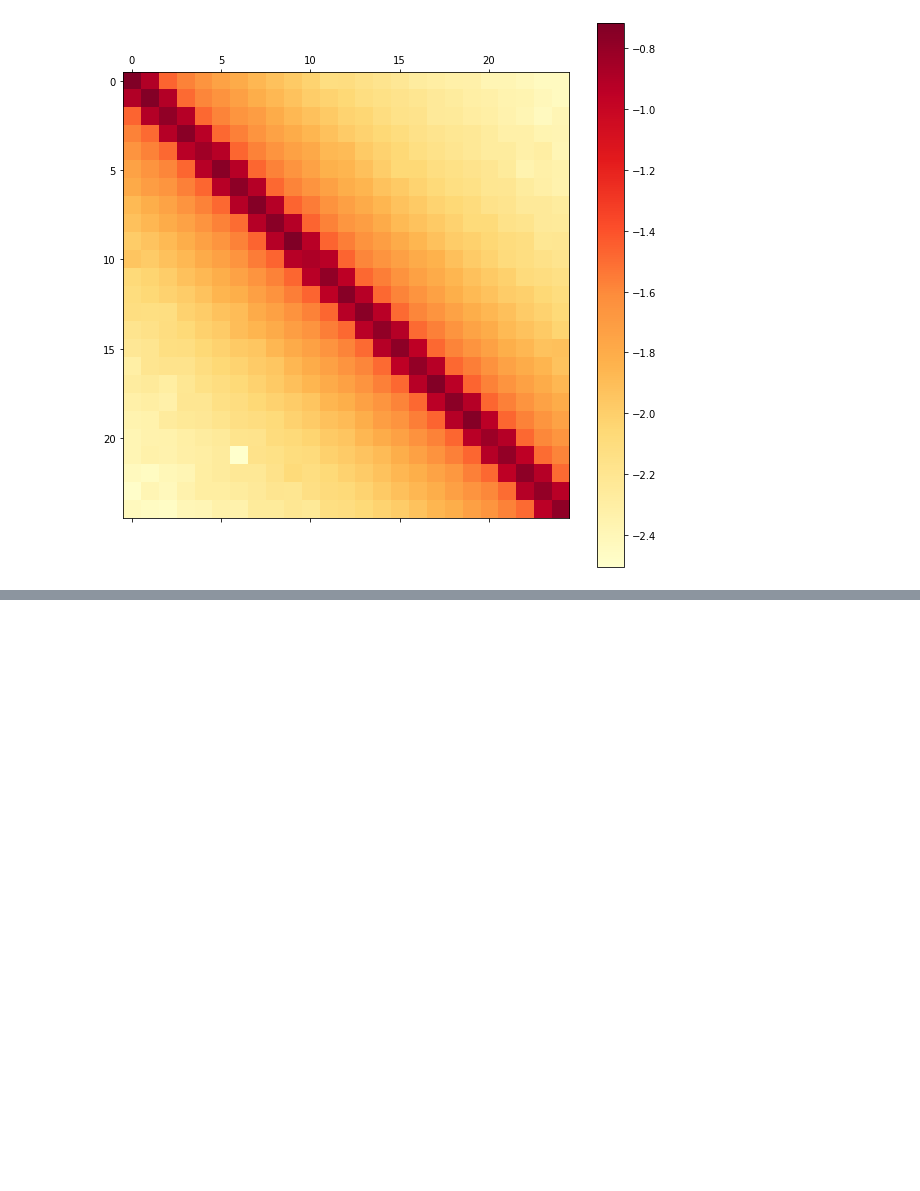
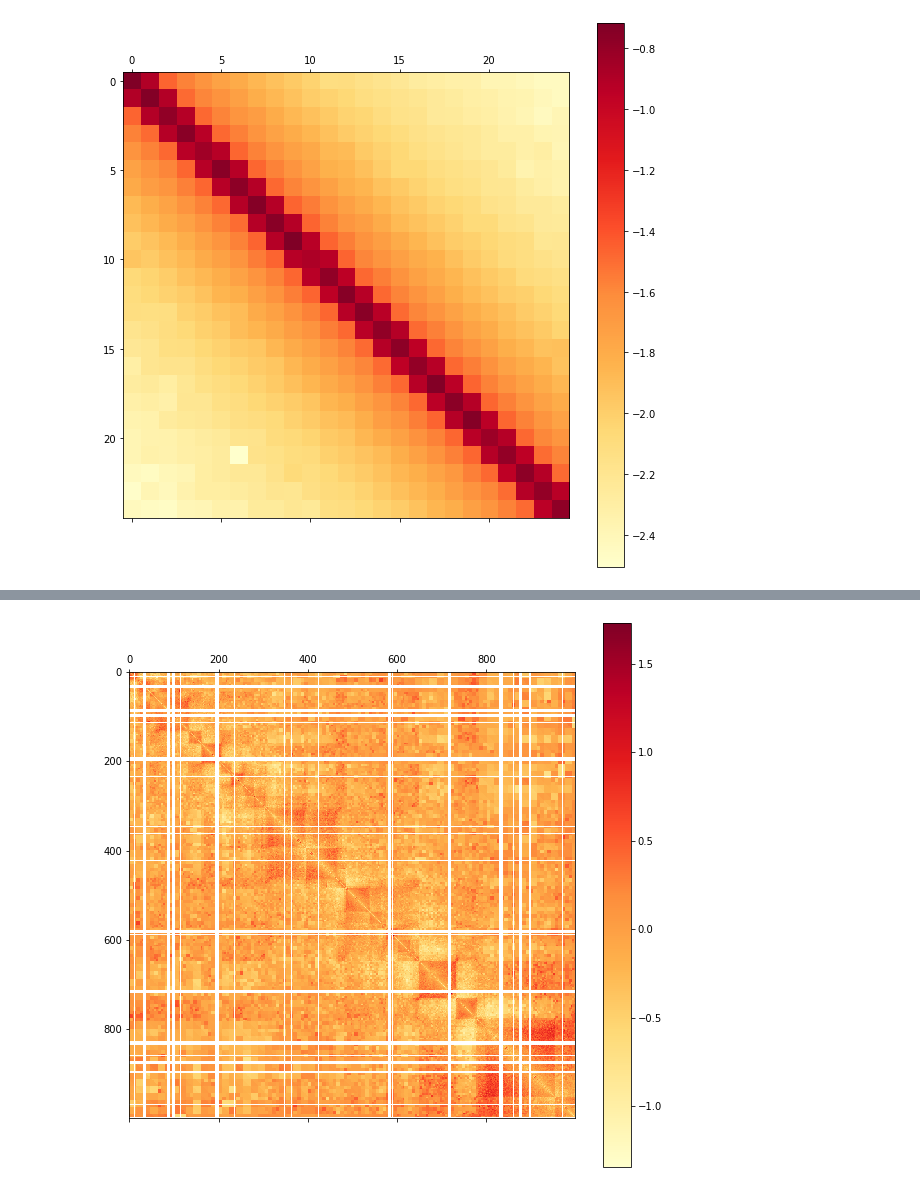
Before and after one commit to NeilAlishev/HiCPredictor, a Jupyter notebook: DeepHiCResearch.ipynb, the cells around one changed output, grey strips where cells are left out. Cells and saved outputs as stored; diff of their text form; code cells hidden in the pictures; blank space fills up the shorter version.

```diff
--- a/DeepHiCResearch.ipynb
+++ b/DeepHiCResearch.ipynb
@@ -312,0 +355,8 @@ plot_hic(prediction.reshape((25, 25)))
+# %%
+# Step 2: Normalize the contact matrix for distance-dependent contact decay.
+# Observed/Expected
+transformed_arr, _, _, _ = ct.lib.numutils.observed_over_expected(transformed_arr, mask = ~np.isnan(transformed_arr))
+# %%
+plot_hic(transformed_arr, use_log_scale=True)
+# %% [output]
+[figure, added]
```
Also changed, not shown: parts of 17 cells of this notebook.
